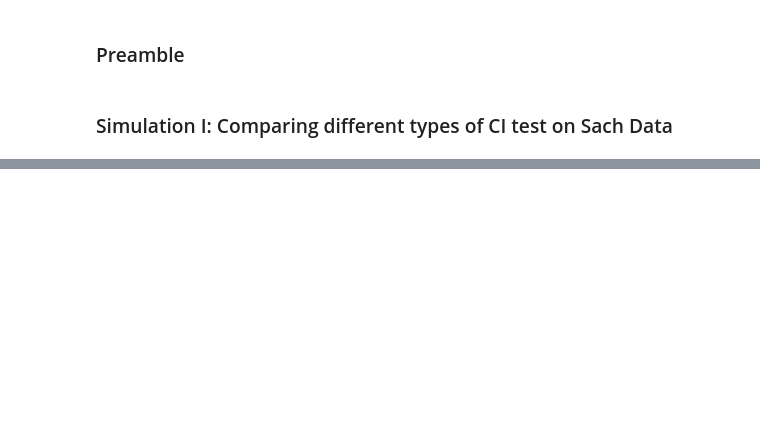
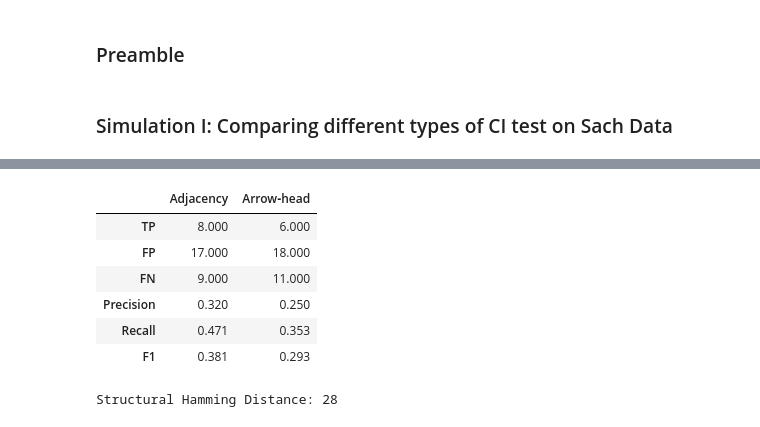
Before and after one commit to HK-Tan/Causal-Discovery-for-Financial-Applications, a Jupyter notebook: stats_256_notebook.ipynb, the cells around one changed output, grey strips where cells are left out. Drawn from its saved outputs; the diff is of its cells as text; code cells hidden in the pictures; blank space fills up the shorter version.

```diff
--- a/stats_256_notebook.ipynb
+++ b/stats_256_notebook.ipynb
@@ -52,27 +65,27 @@ print(data[0:5, :])  # First 5 samples
 start_time = time.monotonic()
 cg_fisherz = pc(data,
         alpha = 0.05,
-        indep_test = fisherz,
+        indep_test = "fisherz",
+        # parameters for the indep_test
+        # end
         stable = True,
         uc_rule = 0,
         uc_priority = 2,
         mvpc = False,
-        correction_name = 'MV_Crtn_Fisher_Z',
+        correction_name = None,
         background_knowledge = None,  # A way to add background knowledge
         verbose = False,
         show_progress = True
 )
-print("\n PC test using KCI completed.")
+print("\n PC test using FisherZ completed.")
 end_time = time.monotonic()
 print("\n Computational Time Elapsed: ", end_time - start_time, " seconds" )
 
 
 # Visualize using pydot and save the graph
 cg_fisherz.draw_pydot_graph(labels=labels)
-pyd_fisherz = GraphUtils.to_pydot(cg_fisherz.G)
-pyd_fisherz.write_png('sach.png')
+pyd_fisherz = GraphUtils.to_pydot(cg_fisherz.G, labels=labels)
+pyd_fisherz.write_png('sach_fisherz.png')
 
-# Visualize using networks
-# cg.to_nx_graph()
-# cg.draw_nx_graph(skel=False)
+# Metrics
 # %% [output]
@@ -157,0 +96,49 @@ shd = SHD(truth_cpdag, est).get_shd()
+# %%
+# For arrows
+
+est = cg_fisherz.G
+truth_cpdag = txt2generalgraph("tests/TestData/bnlearn_discrete_10000/truth_dag_graph/sachs.graph.txt")
+
+adj   = AdjacencyConfusion(truth_cpdag, est)
+arrow = ArrowConfusion(truth_cpdag, est)
+
+arrow_stats = {
+    "TP"       : arrow.get_arrows_tp(),
+    "FP"       : arrow.get_arrows_fp(),
+    "FN"       : arrow.get_arrows_fn(),
+    #"TN"       : arrow.get_arrows_tn(),
+    "Precision": round(arrow.get_arrows_precision(), 3),
+    "Recall"   : round(arrow.get_arrows_recall(),    3),
+    "F1"       : round(arrow.get_arrows_f1(),        3),
+}
+
+adj_stats = {
+    "TP"       : adj.get_adj_tp(),
+    "FP"       : adj.get_adj_fp(),
+    "FN"       : adj.get_adj_fn(),
+    #"TN"       : adj.get_adj_tn(),
+    "Precision": round(adj.get_adj_precision(), 3),
+    "Recall"   : round(adj.get_adj_recall(),    3),
+    "F1"       : round(adj.get_adj_f1(),        3),
+}
+
+df = pd.DataFrame(
+    [adj_stats, arrow_stats],
+    index=["Adjacency", "Arrow‑head"]
+).T
+
+#display(df.style.set_sticky())
+display(df)
+
+# Structural Hamming Distance
+shd = SHD(truth_cpdag, est).get_shd()
+print("Structural Hamming Distance:", shd)
+# %% [output]
+|  | Adjacency | Arrow‑head |
+| TP | 8.000 | 6.000 |
+| FP | 17.000 | 18.000 |
+| FN | 9.000 | 11.000 |
+| Precision | 0.320 | 0.250 |
+| Recall | 0.471 | 0.353 |
+| F1 | 0.381 | 0.293 |
+Structural Hamming Distance: 28
```
Also changed, not shown: parts of 11 cells of this notebook, 7 other files.
